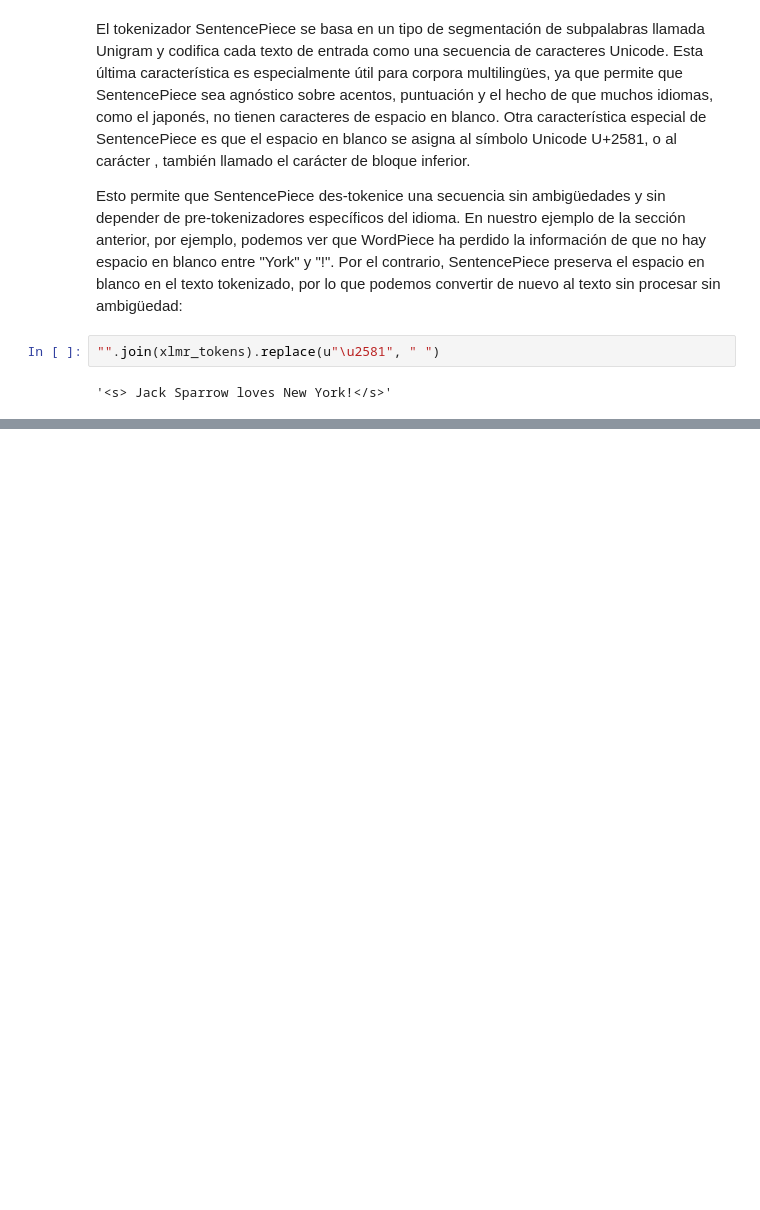
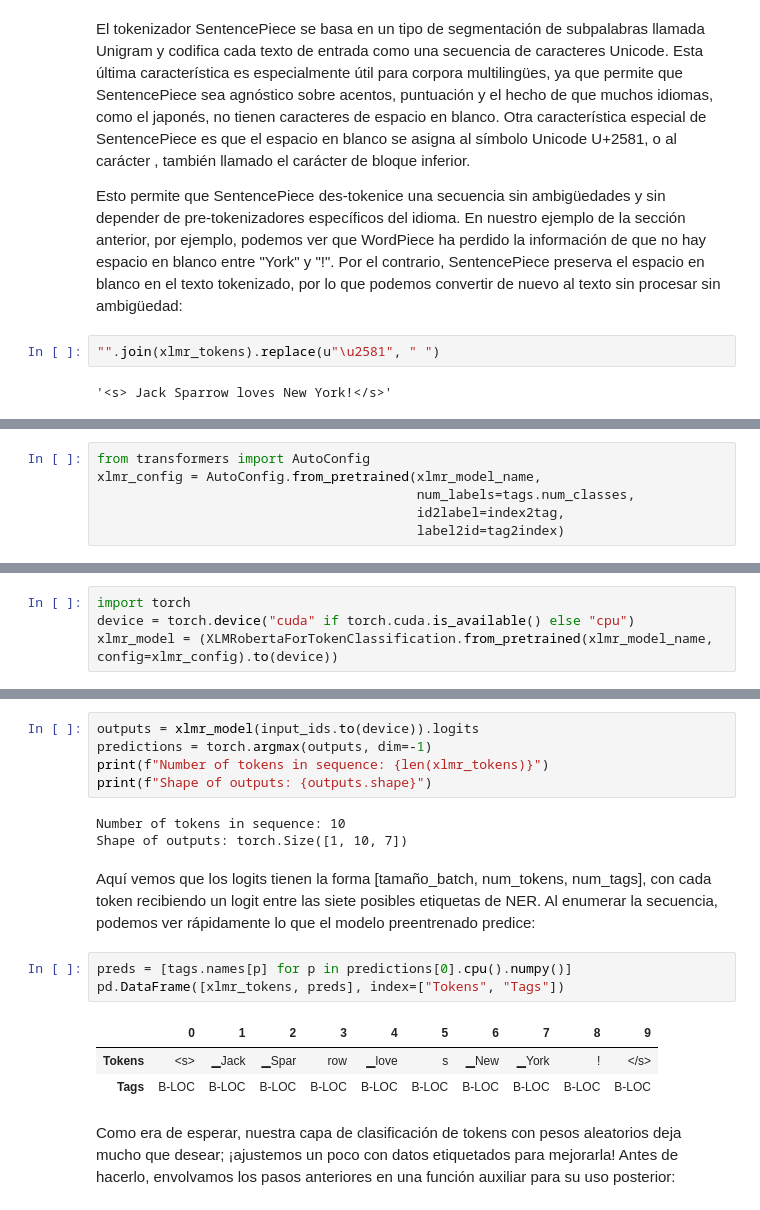
Before and after one commit to luiscxz/NLP, a Jupyter notebook: Cap4_Multilingual Named Entity Recognition.ipynb, the cells around one changed output, grey strips where cells are left out. Drawn from its saved outputs; the diff is of its cells as text; blank space fills up the shorter version.

```diff
--- a/Cap4_Multilingual Named Entity Recognition.ipynb
+++ b/Cap4_Multilingual Named Entity Recognition.ipynb
@@ -221,0 +339,6 @@ Esto permite que SentencePiece des-tokenice una secuencia sin ambigüedades y si
+# %%
+from transformers import AutoConfig
+xlmr_config = AutoConfig.from_pretrained(xlmr_model_name,
+                                         num_labels=tags.num_classes,
+                                         id2label=index2tag,
+                                         label2id=tag2index)
@@ -221,0 +349,4 @@ Esto permite que SentencePiece des-tokenice una secuencia sin ambigüedades y si
+# %%
+import torch
+device = torch.device("cuda" if torch.cuda.is_available() else "cpu")
+xlmr_model = (XLMRobertaForTokenClassification.from_pretrained(xlmr_model_name, config=xlmr_config).to(device))
@@ -221,0 +368,19 @@ Esto permite que SentencePiece des-tokenice una secuencia sin ambigüedades y si
+# %%
+outputs = xlmr_model(input_ids.to(device)).logits
+predictions = torch.argmax(outputs, dim=-1)
+print(f"Number of tokens in sequence: {len(xlmr_tokens)}")
+print(f"Shape of outputs: {outputs.shape}")
+# %% [output]
+Number of tokens in sequence: 10
+Shape of outputs: torch.Size([1, 10, 7])
+# %% [markdown]
+Aquí vemos que los logits tienen la forma [tamaño_batch, num_tokens, num_tags], con cada token recibiendo un logit entre las siete posibles etiquetas de NER. Al enumerar la secuencia, podemos ver rápidamente lo que el modelo preentrenado predice:
+# %%
+preds = [tags.names[p] for p in predictions[0].cpu().numpy()]
+pd.DataFrame([xlmr_tokens, preds], index=["Tokens", "Tags"])
+# %% [output]
+|  | 0 | 1 | 2 | 3 | 4 | 5 | 6 | 7 | 8 | 9 |
+| Tokens | <s> | ▁Jack | ▁Spar | row | ▁love | s | ▁New | ▁York | ! | </s> |
+| Tags | B-LOC | B-LOC | B-LOC | B-LOC | B-LOC | B-LOC | B-LOC | B-LOC | B-LOC | B-LOC |
+# %% [markdown]
+Como era de esperar, nuestra capa de clasificación de tokens con pesos aleatorios deja mucho que desear; ¡ajustemos un poco con datos etiquetados para mejorarla! Antes de hacerlo, envolvamos los pasos anteriores en una función auxiliar para su uso posterior:
```
Also changed, not shown: parts of 43 cells of this notebook, 3 other files.
